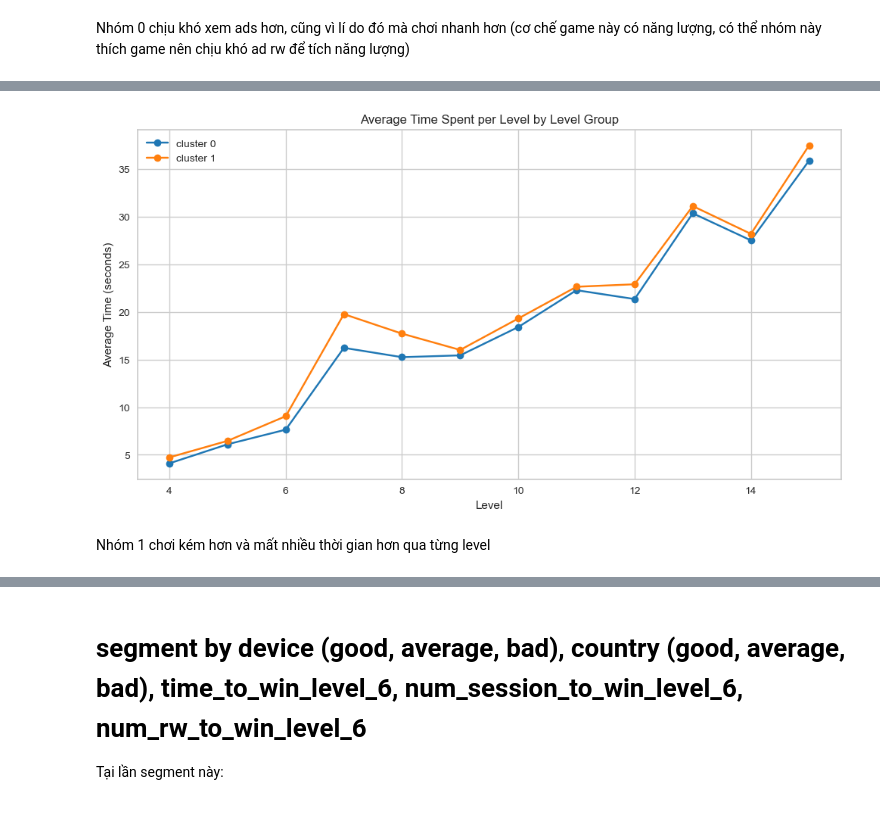
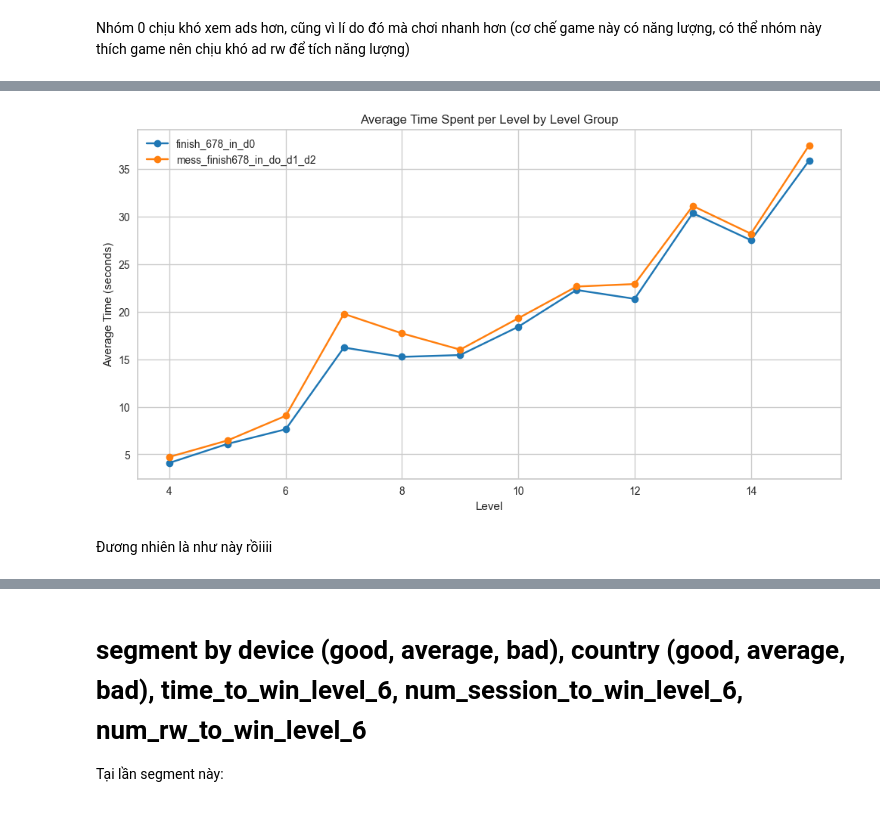
Before and after one commit to Ciss48/segement_dinner, a Jupyter notebook: dinner_update.ipynb, the cells around one changed output, grey strips where cells are left out. Saved outputs shown, nothing was run; the diff lists cells and outputs as text; code cells hidden in the pictures.

```diff
--- a/dinner_update.ipynb
+++ b/dinner_update.ipynb
@@ -831,35 +794,35 @@ TIME_LEVEL AS (
 SELECT
     level,
     AVG(CASE WHEN user_pseudo_id IN UNNEST([""" + ','.join([f"'{u}'" for u in cluster0_users]) + """]) THEN time_minute END) as avg_time_cluster0,
     AVG(CASE WHEN user_pseudo_id IN UNNEST([""" + ','.join([f"'{u}'" for u in cluster1_users]) + """]) THEN time_minute END) as avg_time_cluster1
 FROM
     `royal-hexa-in-house.dung_dinner_flatten.level_time`
 GROUP BY level
 ORDER BY level
 )
 SELECT s.level,
        t.avg_time_cluster0,
        t.avg_time_cluster1
 FROM START s
 JOIN TIME_LEVEL t
 ON s.level = t.level
 WHERE s.level between 4 and 15
 """
 time_per_level = client.query(query).to_dataframe()
 time_per_level.sort_values(by='level', inplace=True)
 
 plt.figure(figsize=(12, 6))
 
-plt.plot(time_per_level.level, time_per_level.avg_time_cluster0, marker='o', label='cluster 0', color=cluster_colors['Cluster 0'])
-plt.plot(time_per_level.level, time_per_level.avg_time_cluster1, marker='o', label='cluster 1', color=cluster_colors['Cluster 1'])
+plt.plot(time_per_level.level, time_per_level.avg_time_cluster0, marker='o', label='finish_678_in_d0', color=cluster_colors['Cluster 0'])
+plt.plot(time_per_level.level, time_per_level.avg_time_cluster1, marker='o', label='mess_finish678_in_do_d1_d2', color=cluster_colors['Cluster 1'])
 
 plt.xlabel('Level')
 plt.ylabel('Average Time (seconds)')
 plt.title('Average Time Spent per Level by Level Group')
 plt.legend()
 plt.grid(True)
 plt.show()
 # %% [output]
-[figure, old version]
+[figure, new version]
-# %% [markdown]
- Nhóm 1 chơi kém hơn và mất nhiều thời gian hơn qua từng level
+# %% [markdown]
+Đương nhiên là như này rồiiii
```
Also changed, not shown: parts of 71 cells of this notebook.
